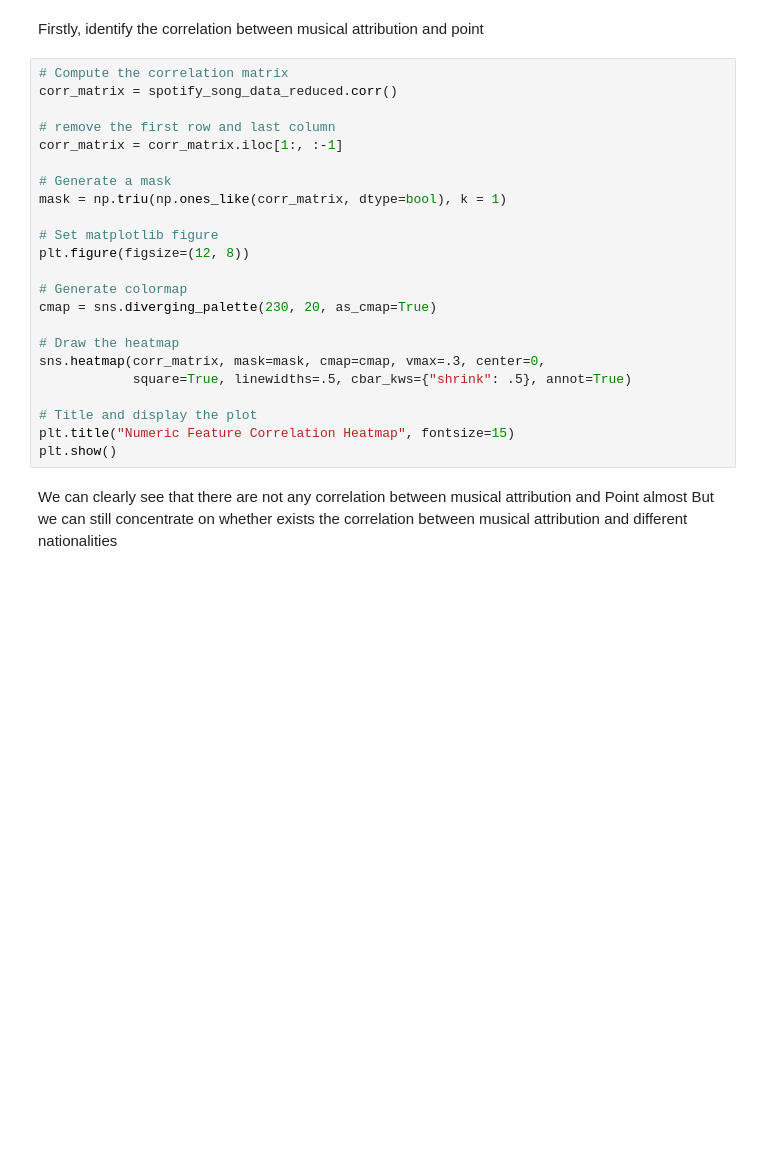
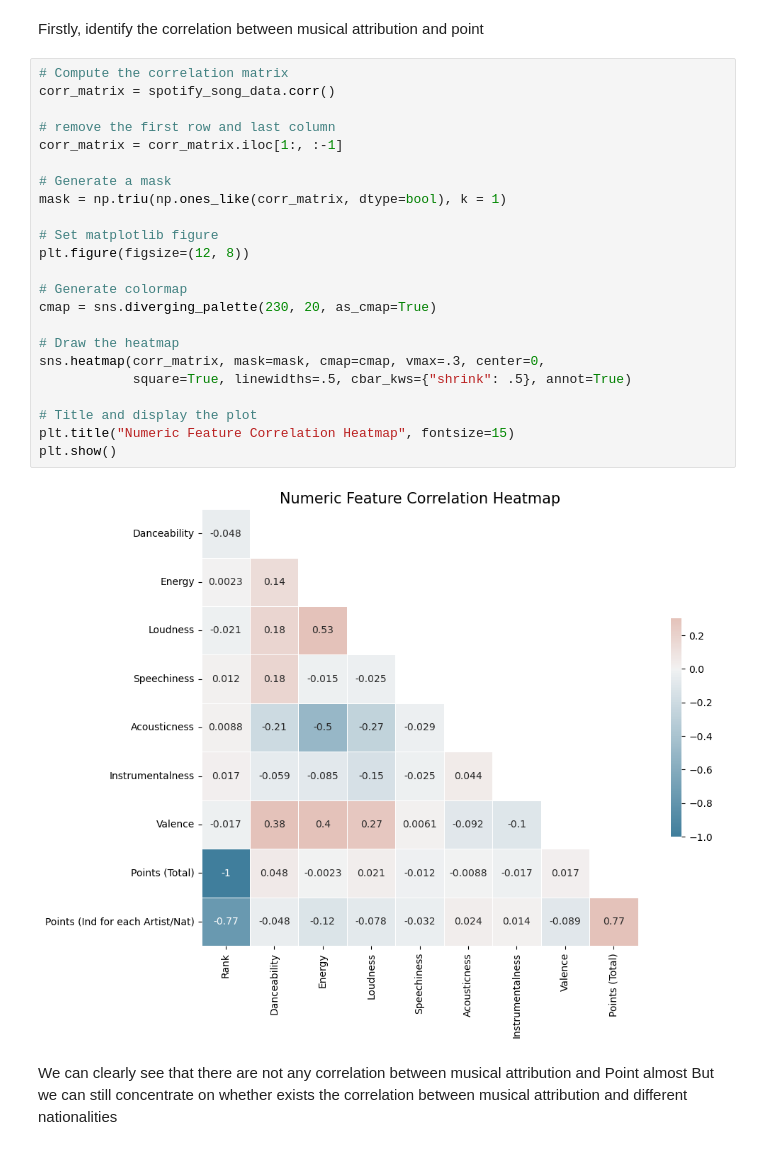
Before and after one commit to Jonathan0516/Spotifypopularityprediction, a Jupyter notebook: AML23Project.ipynb, the cells around one changed output. Drawn from its saved outputs; the diff is of its cells as text; blank space fills up the shorter version.

```diff
--- a/AML23Project.ipynb
+++ b/AML23Project.ipynb
@@ -88,27 +113,29 @@ monthly_data_final.head()  # 展示处理后的数据集的前几行
 Firstly, identify the correlation between musical attribution and point
 # %%
 # Compute the correlation matrix
-corr_matrix = spotify_song_data_reduced.corr()
+corr_matrix = spotify_song_data.corr()
 
 # remove the first row and last column
 corr_matrix = corr_matrix.iloc[1:, :-1]
 
 # Generate a mask
 mask = np.triu(np.ones_like(corr_matrix, dtype=bool), k = 1)
 
 # Set matplotlib figure
 plt.figure(figsize=(12, 8))
 
 # Generate colormap
 cmap = sns.diverging_palette(230, 20, as_cmap=True)
 
 # Draw the heatmap
 sns.heatmap(corr_matrix, mask=mask, cmap=cmap, vmax=.3, center=0,
             square=True, linewidths=.5, cbar_kws={"shrink": .5}, annot=True)
 
 # Title and display the plot
 plt.title("Numeric Feature Correlation Heatmap", fontsize=15)
 plt.show()
+# %% [output]
+[figure, added]
 # %% [markdown]
 We can clearly see that there are not any correlation between musical attribution and Point almost
 But we can still concentrate on whether exists the correlation between musical attribution and different nationalities
```
Also changed, not shown: parts of 26 cells of this notebook, 1 other file.
